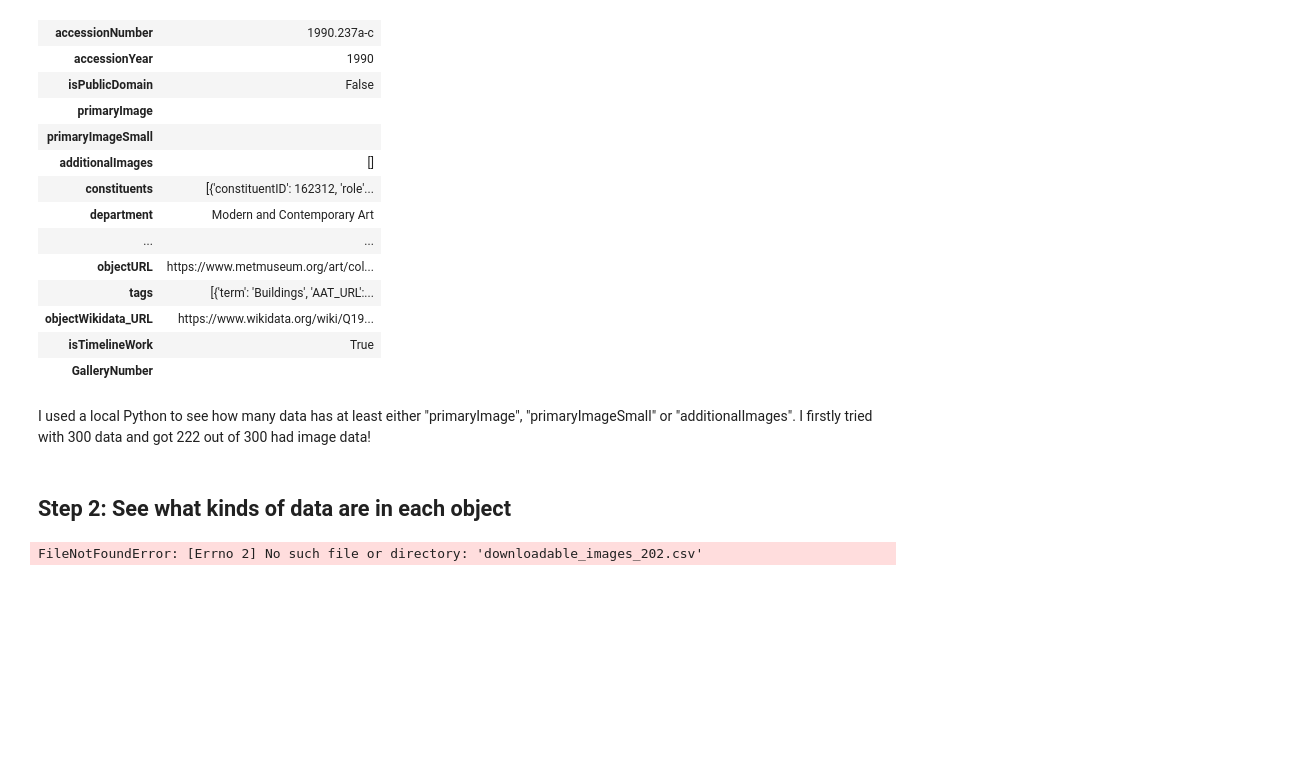
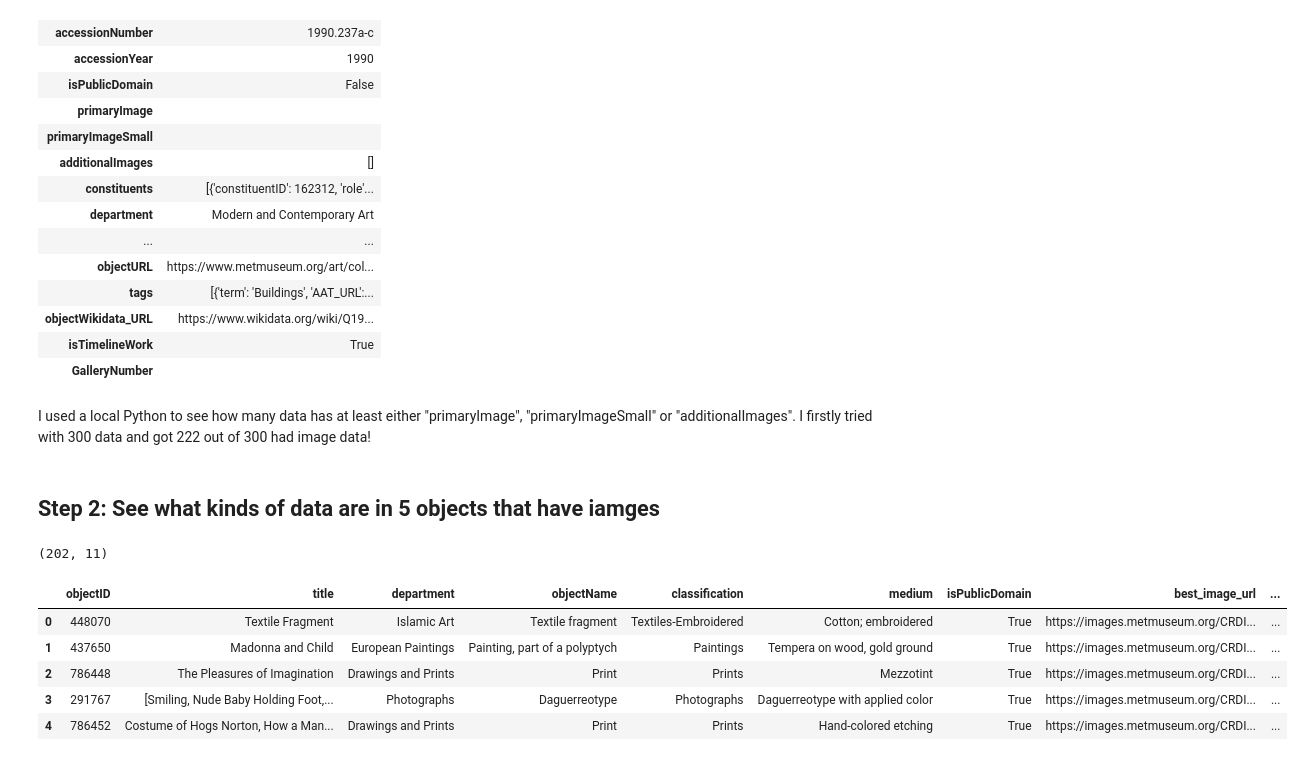
Before and after one commit to kaoriogawa-PSAM-5020-spring2026/Project, a Jupyter notebook: milestone01.ipynb, the cells around one changed output. Drawn from its saved outputs; the diff is of its cells as text; code cells hidden in the pictures; blank space fills up the shorter version.

```diff
--- a/milestone01.ipynb
+++ b/milestone01.ipynb
@@ -222,7 +222,7 @@ first 30 keys: ['objectID', 'isHighlight', 'accessionNumber', 'accessionYear', '
 I used a local Python to see how many data has at least either "primaryImage", "primaryImageSmall" or "additionalImages".
 I firstly tried with 300 data and got 222 out of 300 had image data!
 # %% [markdown]
-## Step 2: See what kinds of data are in each object
+## Step 2: See what kinds of data are in 5 objects that have iamges
 # %%
 import requests
 from io import BytesIO
@@ -231,7 +239,13 @@ from IPython.display import display
 # %%
 # read csv
-df = pd.read_csv("downloadable_images_202.csv")
-print(df.shape)
-df.head()
+df_image = pd.read_csv("downloadable_images_202.csv")
+print(df_image.shape)
+df_image.head()
 # %% [output]
-FileNotFoundError: [Errno 2] No such file or directory: 'downloadable_images_202.csv'
+(202, 11)
+|  | objectID | title | department | objectName | classification | medium | isPublicDomain | best_image_url | ... |
+| 0 | 448070 | Textile Fragment | Islamic Art | Textile fragment | Textiles-Embroidered | Cotton; embroidered | True | https://images.metmuseum.org/CRDI... | ... |
+| 1 | 437650 | Madonna and Child | European Paintings | Painting, part of a polyptych | Paintings | Tempera on wood, gold ground | True | https://images.metmuseum.org/CRDI... | ... |
+| 2 | 786448 | The Pleasures of Imagination | Drawings and Prints | Print | Prints | Mezzotint | True | https://images.metmuseum.org/CRDI... | ... |
+| 3 | 291767 | [Smiling, Nude Baby Holding Foot,... | Photographs | Daguerreotype | Photographs | Daguerreotype with applied color | True | https://images.metmuseum.org/CRDI... | ... |
+| 4 | 786452 | Costume of Hogs Norton, How a Man... | Drawings and Prints | Print | Prints | Hand-colored etching | True | https://images.metmuseum.org/CRDI... | ... |
```
Also changed, not shown: parts of 6 cells of this notebook, 2 other files.
